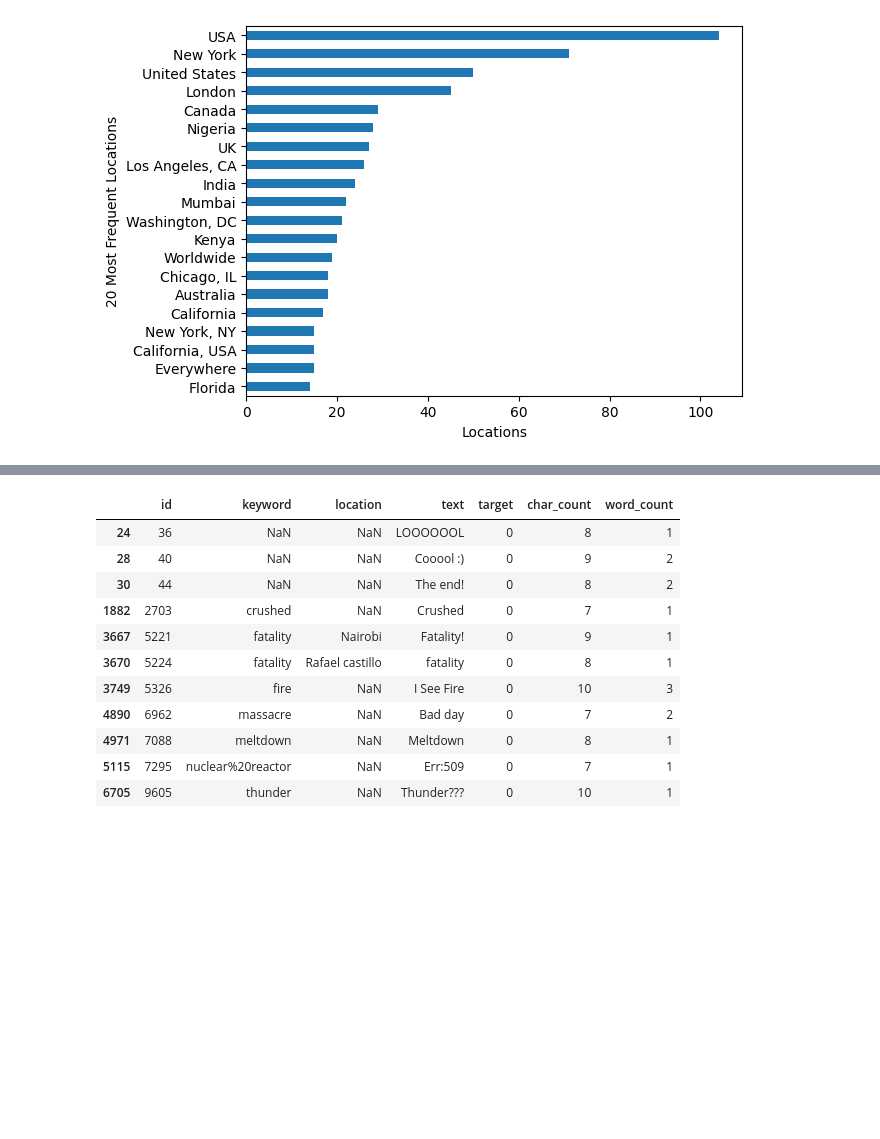
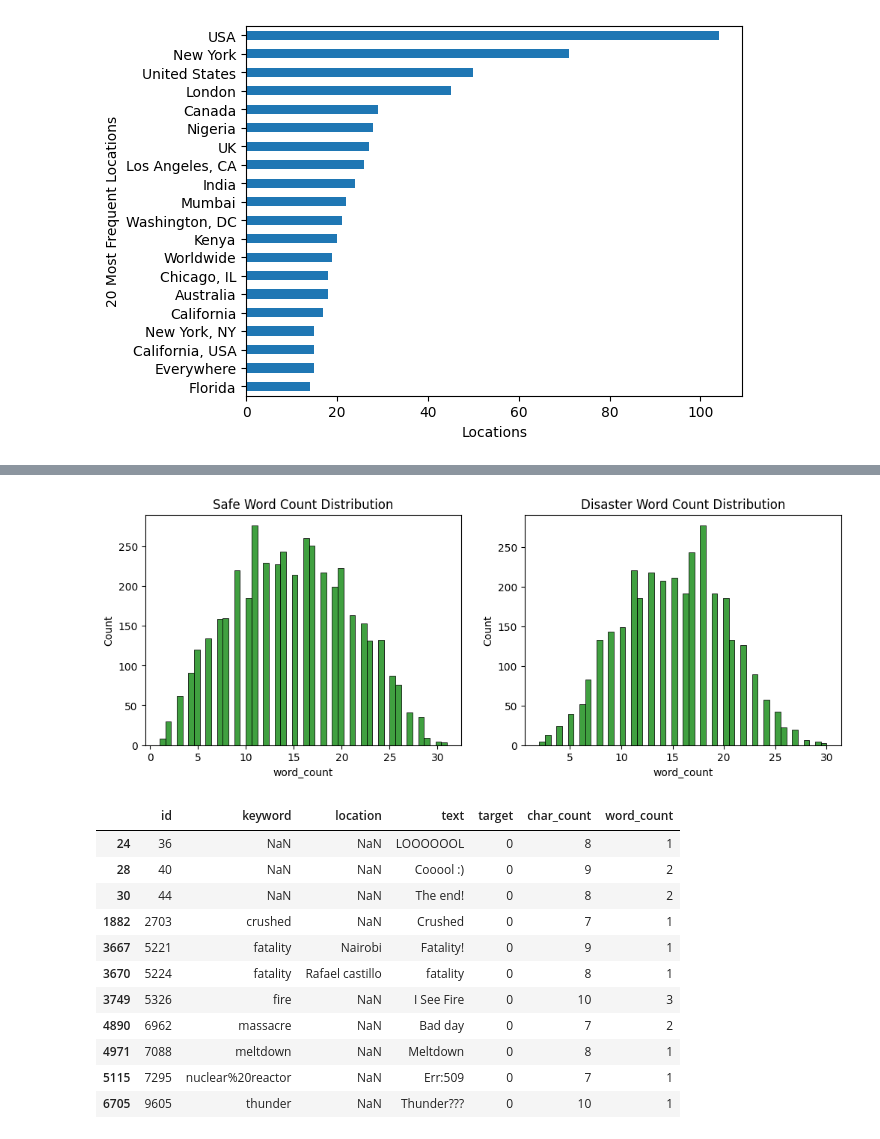
Before and after one commit to gbangban/text-nlp, a Jupyter notebook: notebook.ipynb, the cells around one changed output, grey strips where cells are left out. Cells and saved outputs as stored; diff of their text form; code cells hidden in the pictures; blank space fills up the shorter version.

```diff
--- a/notebook.ipynb
+++ b/notebook.ipynb
@@ -156 +155,13 @@ There are 0 missing/empty text values
+# %%
+plt.figure(figsize=(12, 4))
+plt.subplot(1, 2, 1)
+sns.histplot(train_df[train_df['target'] == 0]['word_count'], bins=50, color='green')
+plt.title('Safe Word Count Distribution')
+
+plt.subplot(1, 2, 2)
+sns.histplot(train_df[train_df['target'] == 1]['word_count'], bins=50, color='green')
+plt.title('Disaster Word Count Distribution')
+plt.show()
+# %% [output]
+[figure, added]
 # %%
```
Also changed, not shown: parts of 17 cells of this notebook.
